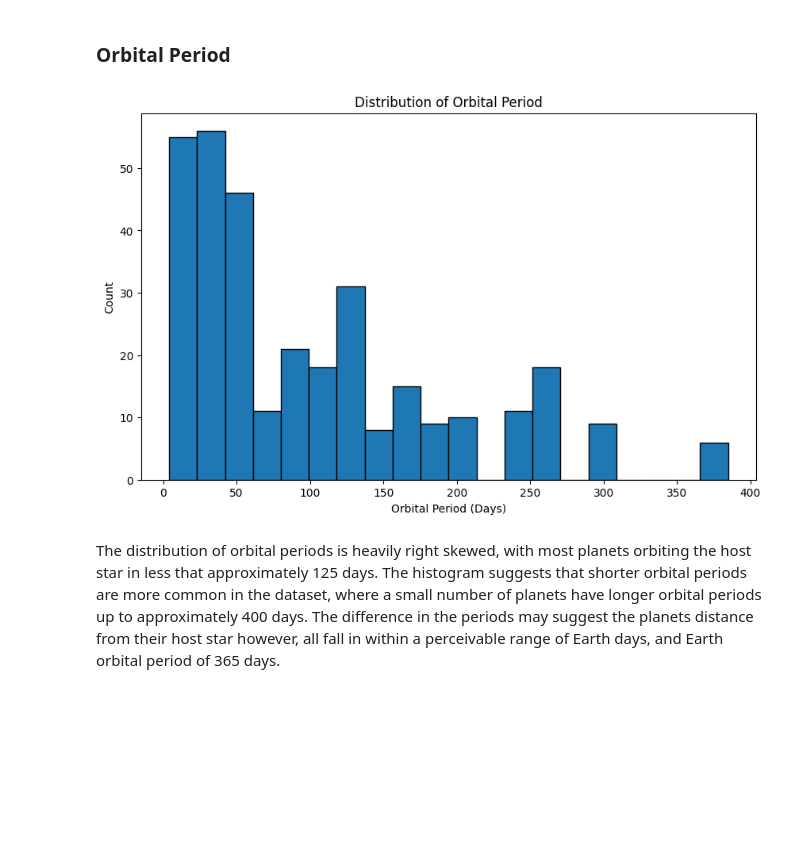
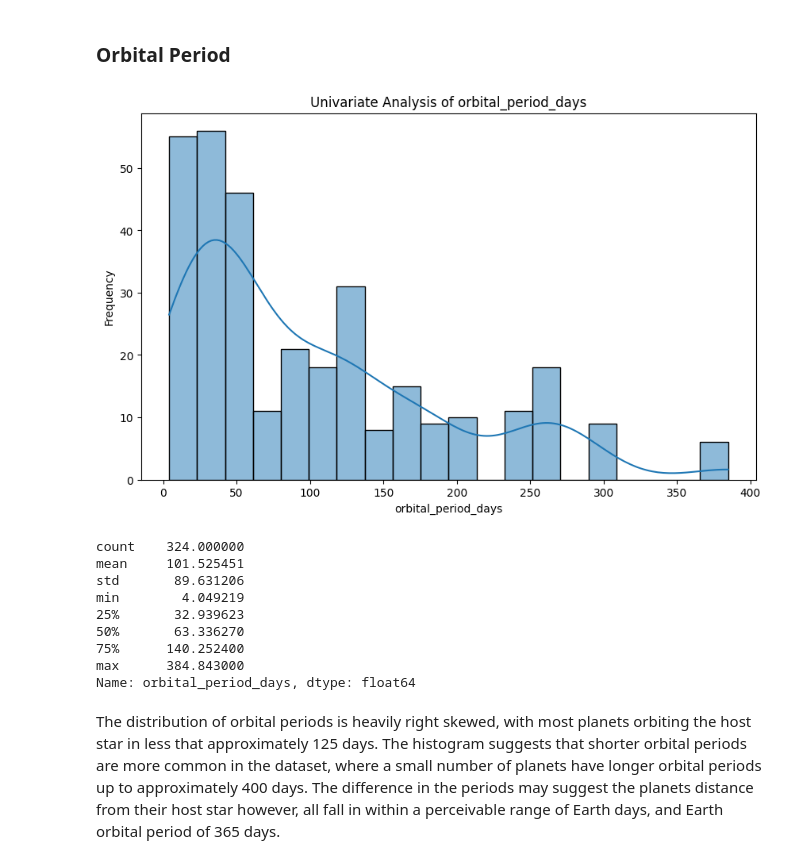
Before and after one commit to joshreisinger17-Data/Exoplanet-Habitability-Prediction, a Jupyter notebook: capstone.ipynb, the cells around one changed output. Cells and saved outputs as stored; diff of their text form; code cells hidden in the pictures; blank space fills up the shorter version.

```diff
--- a/capstone.ipynb
+++ b/capstone.ipynb
@@ -588,4 +588,15 @@ merged_planets.describe()
 ## Univariate Analysis
 # %% [markdown]
 ### Earth Similarity Index (ESI)
+# %%
+# Create Univariate Method
+def univariate_analysis(df, column):
+    plt.figure(figsize=(10, 6))
+    sns.histplot(df[column], bins=20, kde=True)
+    plt.title(f'Univariate Analysis of {column}')
+    plt.xlabel(column)
+    plt.ylabel('Frequency')
+    plt.show()
+
+    print(df[column].describe())
 # %%
@@ -628,14 +654,19 @@ The distribution of planet mass is right-skewed, where most planets are 1 to 6 t
 # %% [markdown]
 ### Orbital Period
 # %%
-plt.figure(figsize=(10, 6))
-plt.hist(merged_planets['orbital_period_days'], bins=20, edgecolor='black')
-plt.xlabel('Orbital Period (Days)')
-plt.ylabel('Count')
-plt.title('Distribution of Orbital Period')
-plt.show()
+# Call Univariate method for Orbital Period
+univariate_analysis(merged_planets, 'orbital_period_days')
 # %% [output]
-[figure, old version]
+[figure, new version]
+count    324.000000
+mean     101.525451
+std       89.631206
+min        4.049219
+25%       32.939623
+50%       63.336270
+75%      140.252400
+max      384.843000
+Name: orbital_period_days, dtype: float64
 # %% [markdown]
 The distribution of orbital periods is heavily right skewed, with most planets orbiting the host star in less that approximately 125 days. The histogram suggests that shorter orbital periods are more common in the dataset, where a small number of planets have longer orbital periods up to approximately 400 days. The difference in the periods may suggest the planets distance from their host star however, all fall in within a perceivable range of Earth days, and Earth orbital period of 365 days.
 # %% [markdown]
```
Also changed, not shown: parts of 9 cells of this notebook.
